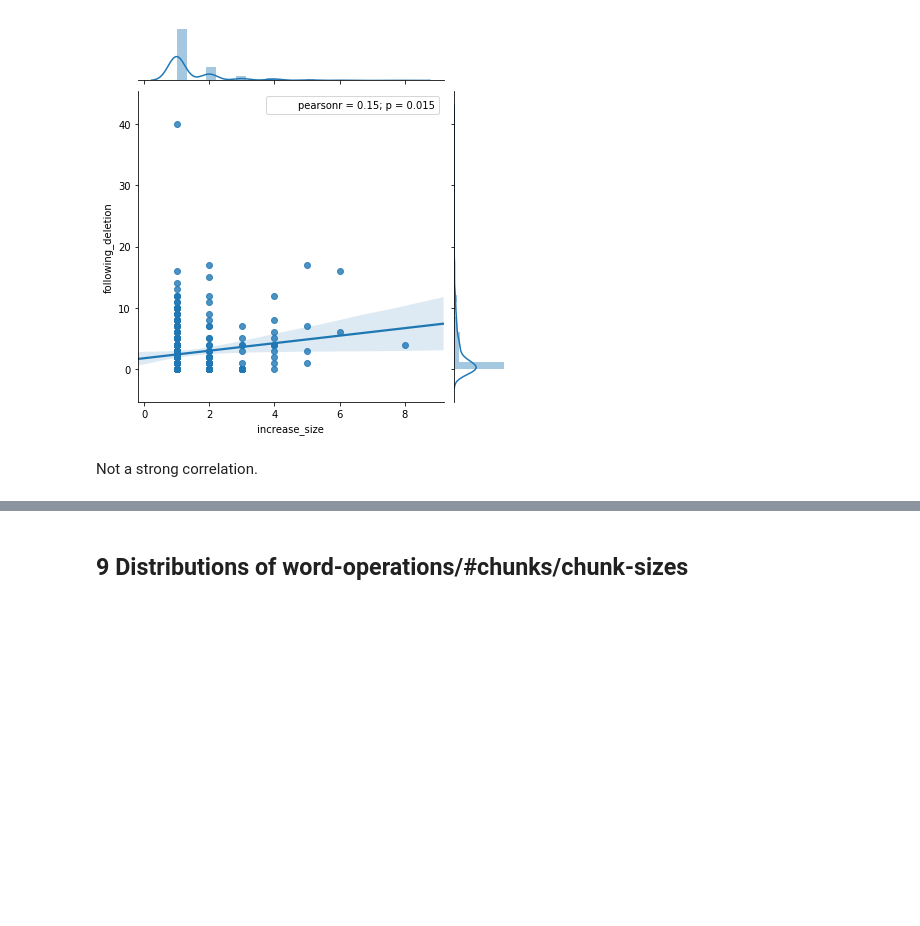
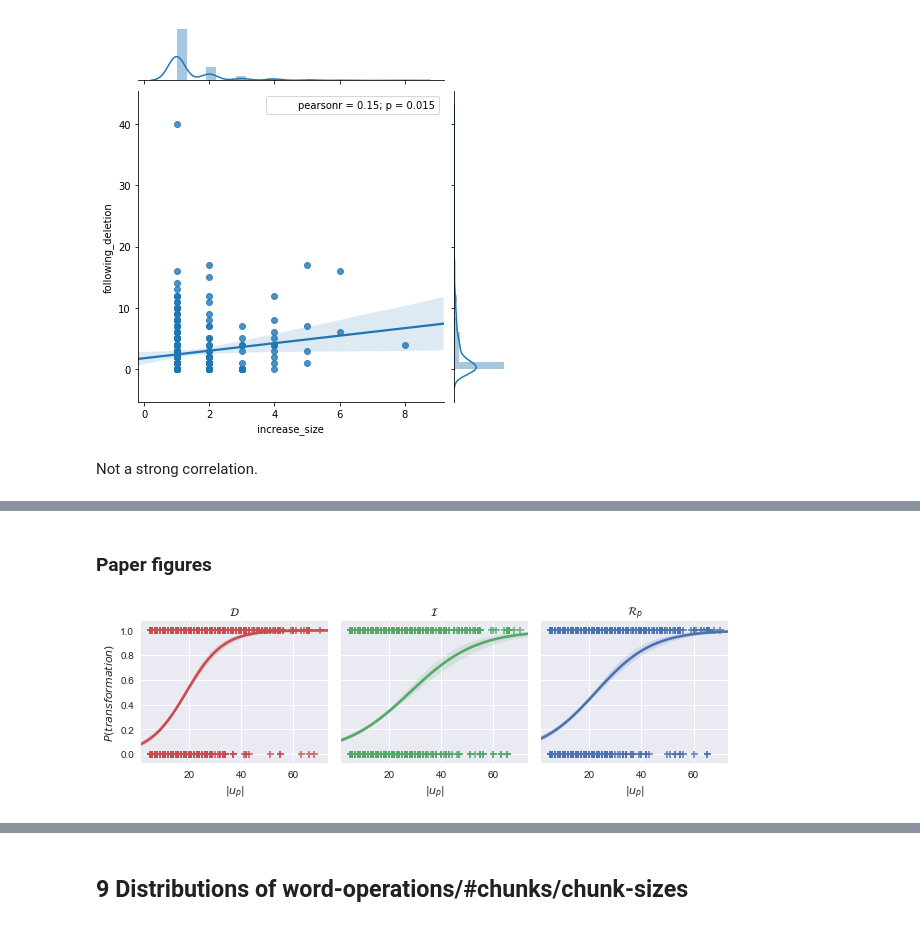
Before and after one commit to interpretation-experiment/analysis, a Jupyter notebook: notebooks/exp_3/model_exploration.ipynb, the cells around one changed output, grey strips where cells are left out. Cells and saved outputs as stored; diff of their text form; code cells hidden in the pictures; blank space fills up the shorter version.

```diff
--- a/notebooks/exp_3/model_exploration.ipynb
+++ b/notebooks/exp_3/model_exploration.ipynb
@@ -448,0 +538,5 @@ Not a strong correlation.
+# %%
+tr_prob = data_position.groupby(['child_id', 'tipe_r', 'parent_length'])\
+    .target\
+    .aggregate(lambda x: bool(x.sum() > 0))\
+    .reset_index()
@@ -448,0 +627,17 @@ Not a strong correlation.
+# %% [markdown]
+### Paper figures
+# %%
+g = sb.FacetGrid(data=tr_prob,
+                 col='tipe_r', col_order=columns_position_r[:3],
+                 hue='tipe_r', hue_order=columns_position_r[:3],
+                 palette=[red, green, blue],
+                 sharex=True, sharey=True)
+g.map(sb.regplot, 'parent_length', 'target', logistic=True, marker='+')
+g.set_titles('{col_name}')
+g.set_xlabels(r'$|u_p|$')
+g.set_ylabels(r'$P(transformation)$')
+#g.add_legend(title='Operation')
+if SAVE_FIGURES:
+    g.fig.savefig(FIG.format('p-ops_parent-length_logistic'), dpi=300, bbox='tight')
+# %% [output]
+[figure, added]
```
Also changed, not shown: parts of 32 cells of this notebook, 5 other files.
